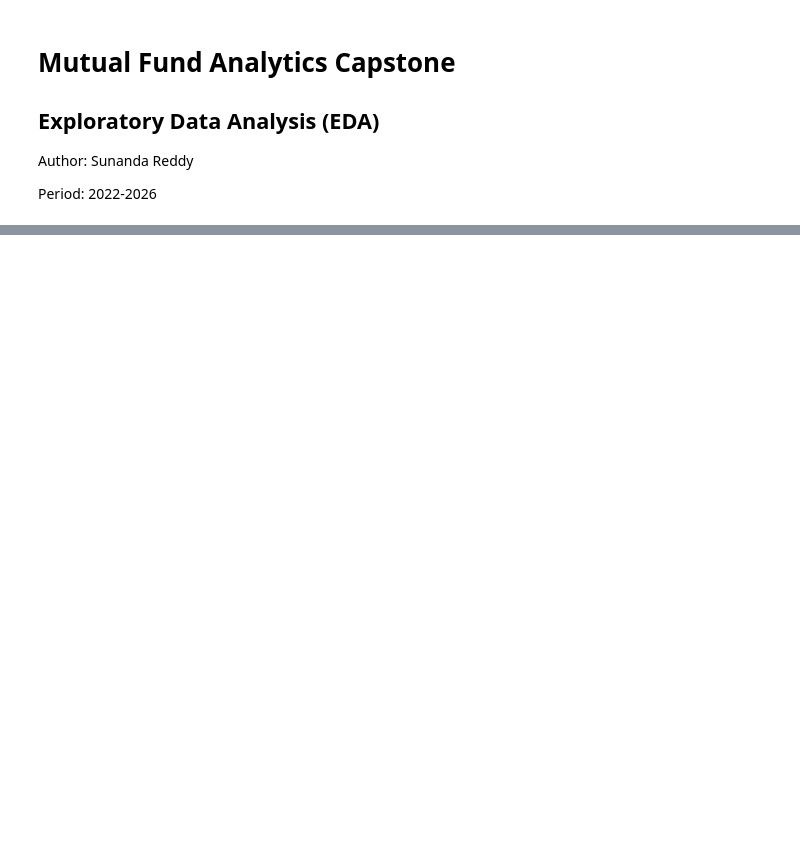
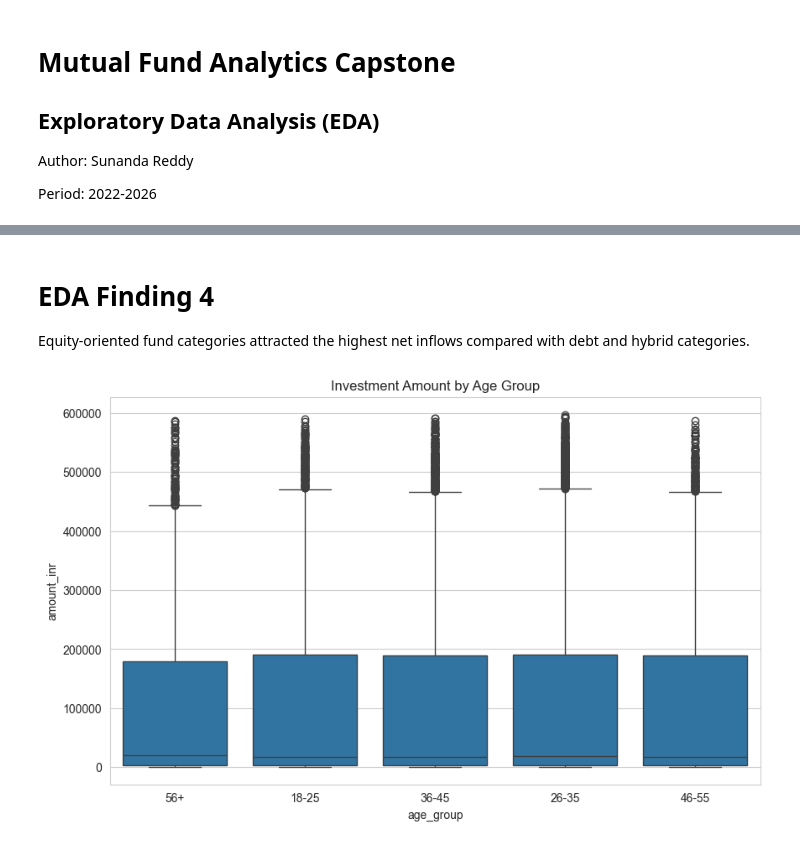
Before and after one commit to sagilisunandhaReddy/capstone_project, a Jupyter notebook: notebooks/03_eda_analysis.ipynb, the cells around one changed output, grey strips where cells are left out. Drawn from its saved outputs; the diff is of its cells as text; code cells hidden in the pictures; blank space fills up the shorter version.

```diff
--- a/notebooks/03_eda_analysis.ipynb
+++ b/notebooks/03_eda_analysis.ipynb
@@ -490,0 +152,25 @@ plt.show()
+# %% [markdown]
+# EDA Finding 4
+
+Equity-oriented fund categories attracted the highest net inflows compared with debt and hybrid categories.
+# %%
+# age_group_boxplot.png
+plt.figure(figsize=(10,6))
+
+sns.boxplot(
+    data=transactions,
+    x="age_group",
+    y="amount_inr"
+)
+
+plt.title(
+    "Investment Amount by Age Group"
+)
+
+plt.savefig(
+    "../reports/age_group_boxplot.png"
+)
+
+plt.show()
+# %% [output]
+[figure, added]
```
Also changed, not shown: parts of 70 cells of this notebook, 34 other files.
